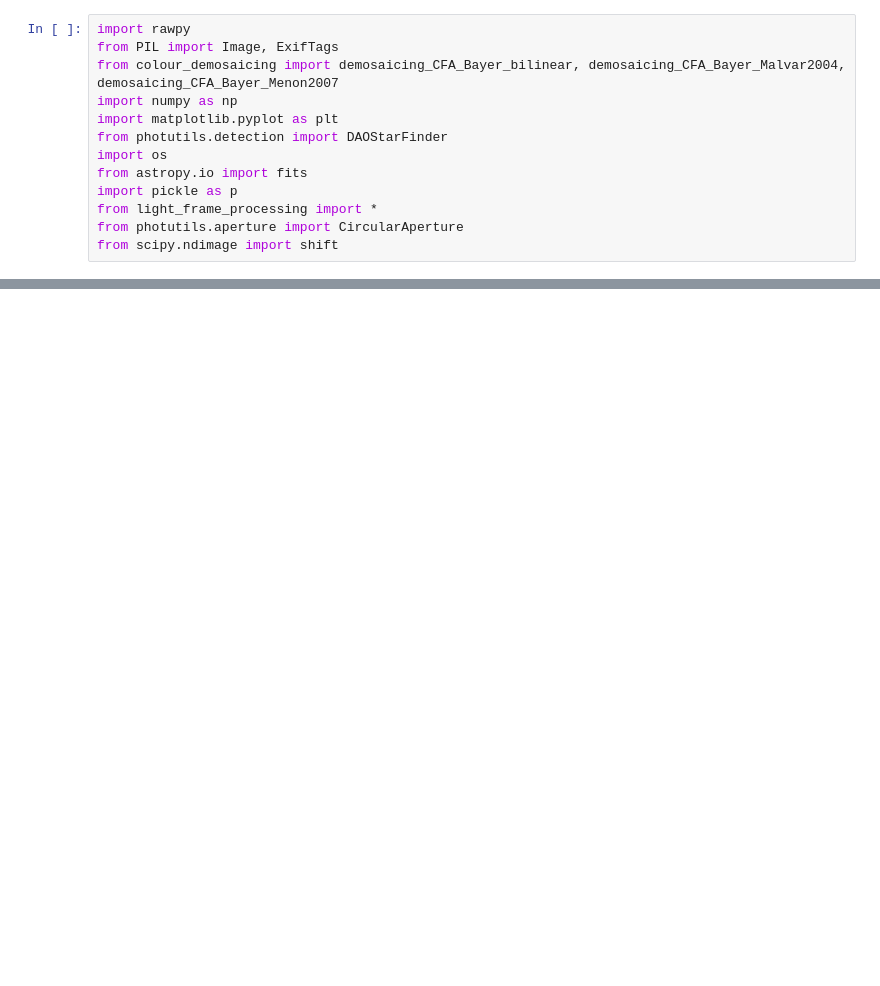
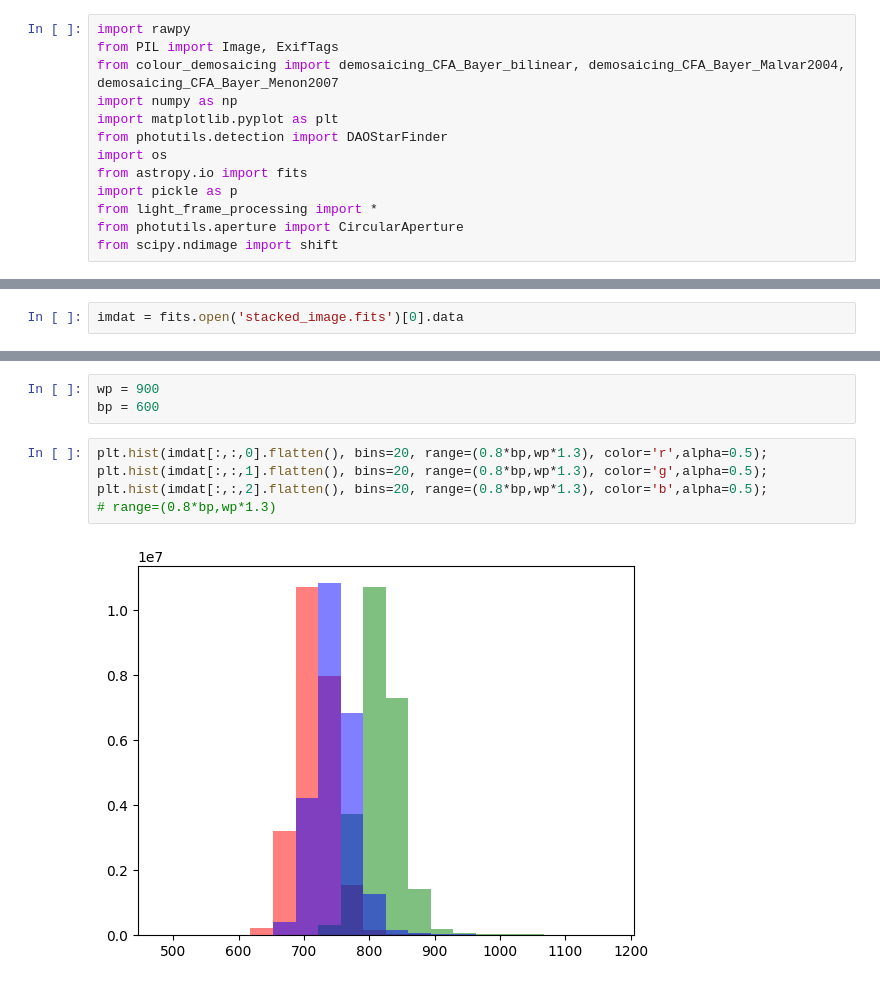
Before and after one commit to nasa-T/Astrophotography, a Jupyter notebook: image_stacking.ipynb, the cells around one changed output, grey strips where cells are left out. Cells and saved outputs as stored; diff of their text form; blank space fills up the shorter version.

```diff
--- a/image_stacking.ipynb
+++ b/image_stacking.ipynb
@@ -151,0 +163,2 @@ dir_path = 'M81+82_052424/'
+# %%
+imdat = fits.open('stacked_image.fits')[0].data
@@ -151,0 +193,10 @@ dir_path = 'M81+82_052424/'
+# %%
+wp = 900
+bp = 600
+# %%
+plt.hist(imdat[:,:,0].flatten(), bins=20, range=(0.8*bp,wp*1.3), color='r',alpha=0.5);
+plt.hist(imdat[:,:,1].flatten(), bins=20, range=(0.8*bp,wp*1.3), color='g',alpha=0.5);
+plt.hist(imdat[:,:,2].flatten(), bins=20, range=(0.8*bp,wp*1.3), color='b',alpha=0.5);
+# range=(0.8*bp,wp*1.3)
+# %% [output]
+[figure, added]
```
Also changed, not shown: parts of 8 cells of this notebook, 5 other files.
